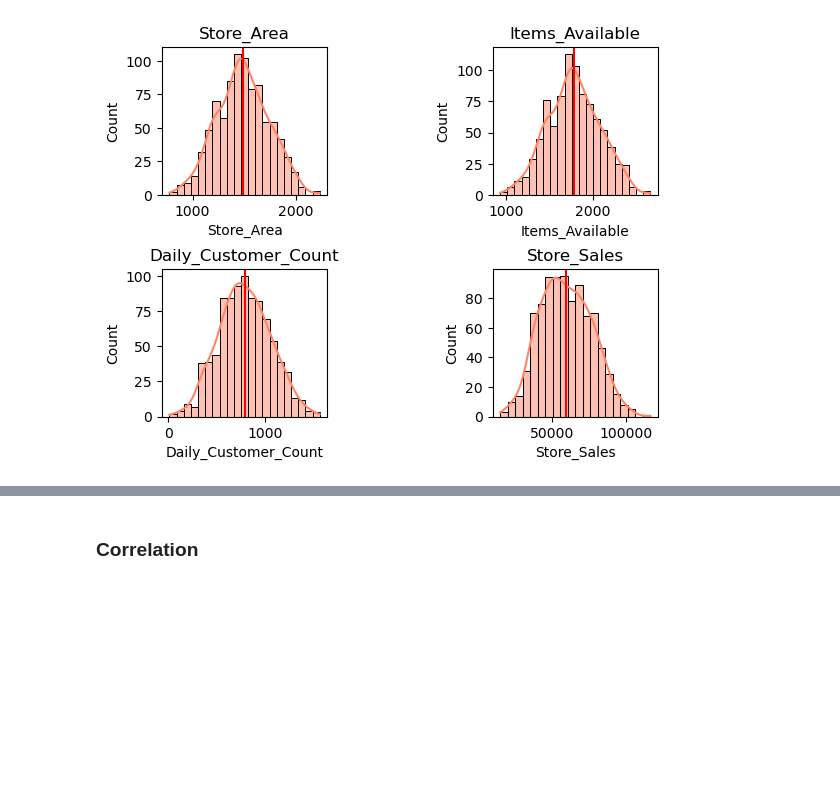
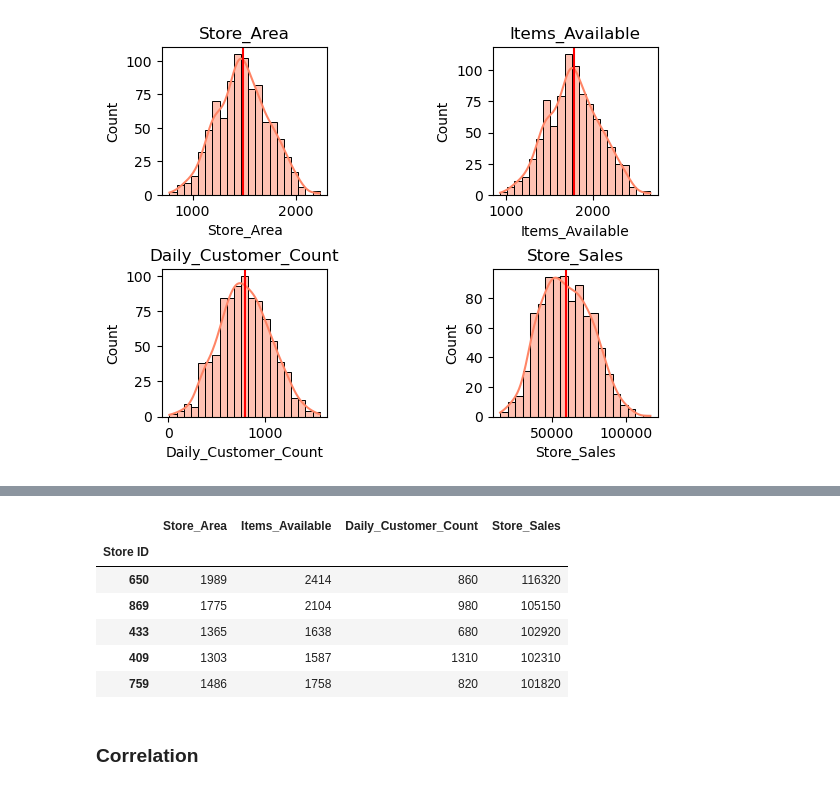
Before and after one commit to Benson2202/Supermarket-store-branches-sales-analysis, a Jupyter notebook: Supermarket store .ipynb, the cells around one changed output, grey strips where cells are left out. Cells and saved outputs as stored; diff of their text form; code cells hidden in the pictures; blank space fills up the shorter version.

```diff
--- a/Supermarket store .ipynb
+++ b/Supermarket store .ipynb
@@ -150,3 +157,13 @@ plt.show()
+# %%
+stores.head()
+# %% [output]
+|  | Store_Area | Items_Available | Daily_Customer_Count | Store_Sales |
+| Store ID |  |  |  |  |
+| 650 | 1989 | 2414 | 860 | 116320 |
+| 869 | 1775 | 2104 | 980 | 105150 |
+| 433 | 1365 | 1638 | 680 | 102920 |
+| 409 | 1303 | 1587 | 1310 | 102310 |
+| 759 | 1486 | 1758 | 820 | 101820 |
 # %% [markdown]
 ### Correlation
 # %%
```
Also changed, not shown: parts of 24 cells of this notebook.
